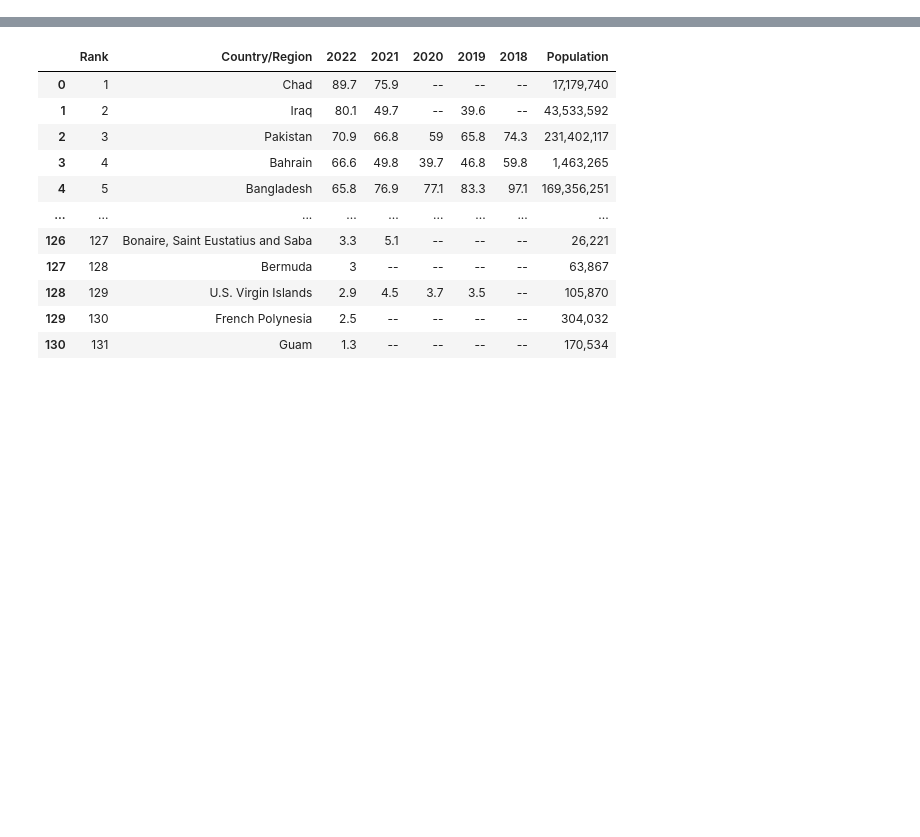
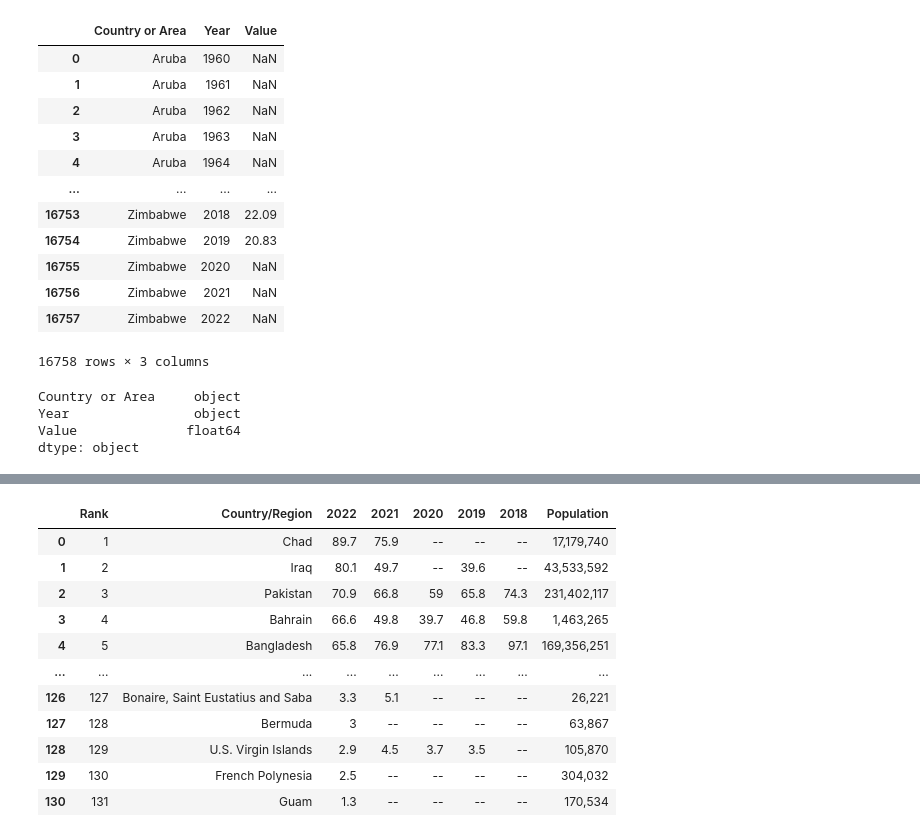
Before and after one commit to BrianRiera/CA_Database-Analytics, a Jupyter notebook: air_pollution..ipynb, the cells around one changed output, grey strips where cells are left out. Cells and saved outputs as stored; diff of their text form; code cells hidden in the pictures; blank space fills up the shorter version.

```diff
--- a/air_pollution..ipynb
+++ b/air_pollution..ipynb
@@ -7,0 +54,26 @@ from sqlalchemy import create_engine
+# %%
+air_poll_df_1965_2019.drop(['Item'], axis=1, inplace=True)
+air_poll_df_1965_2019['Value'] = pd.to_numeric(air_poll_df_1965_2019['Value'])
+air_poll_df_1965_2019['Value'] = air_poll_df_1965_2019['Value'].apply(lambda x: round(x, 2) if not pd.isna(x) else None)
+air_poll_df_1965_2019
+# %% [output]
+|  | Country or Area | Year | Value |
+| 0 | Aruba | 1960 | NaN |
+| 1 | Aruba | 1961 | NaN |
+| 2 | Aruba | 1962 | NaN |
+| 3 | Aruba | 1963 | NaN |
+| 4 | Aruba | 1964 | NaN |
+| ... | ... | ... | ... |
+| 16753 | Zimbabwe | 2018 | 22.09 |
+| 16754 | Zimbabwe | 2019 | 20.83 |
+| 16755 | Zimbabwe | 2020 | NaN |
+| 16756 | Zimbabwe | 2021 | NaN |
+| 16757 | Zimbabwe | 2022 | NaN |
+16758 rows × 3 columns
+# %%
+air_poll_df_1965_2019.dtypes
+# %% [output]
+Country or Area     object
+Year                object
+Value              float64
+dtype: object
```
Also changed, not shown: parts of 11 cells of this notebook, 4 other files.
